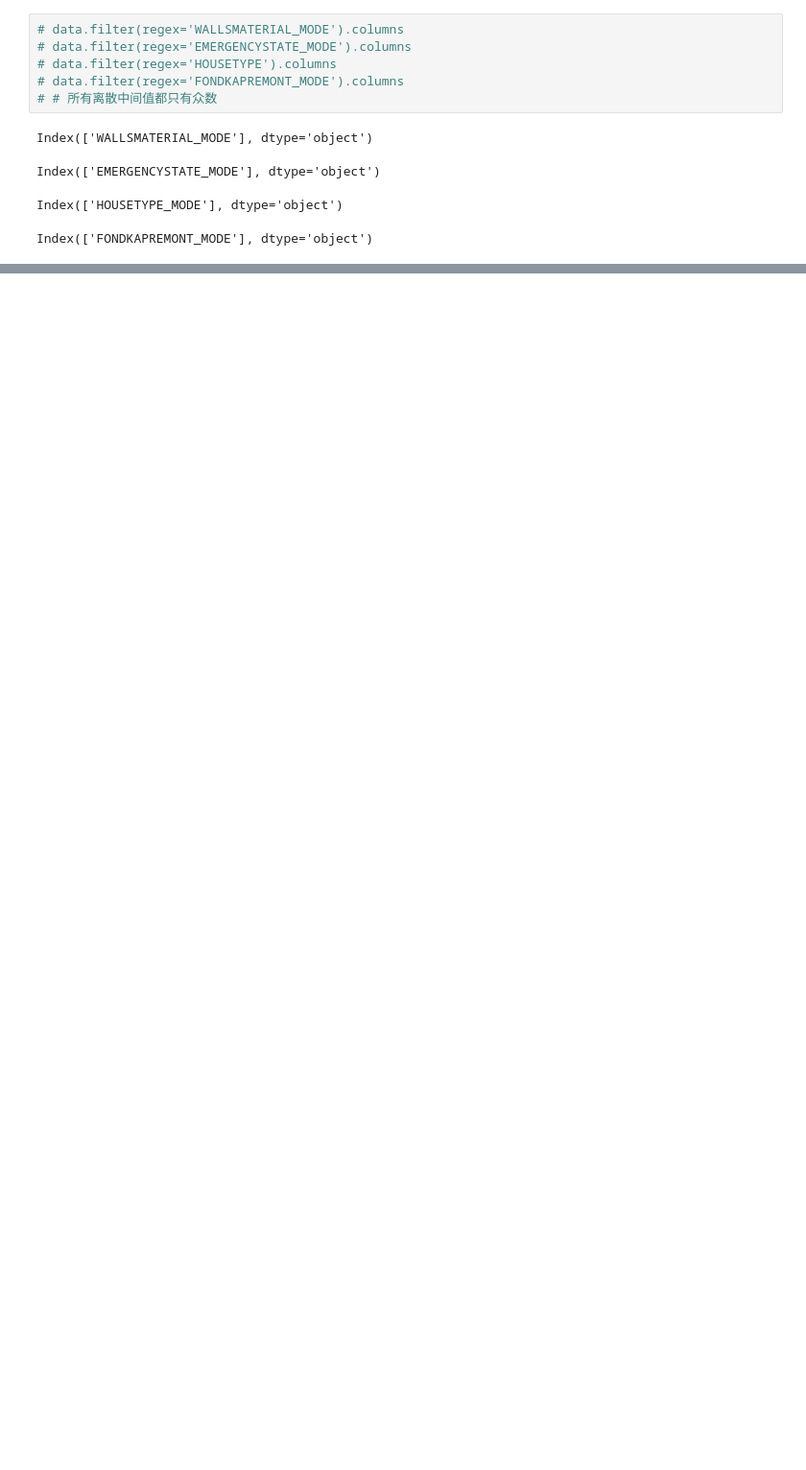
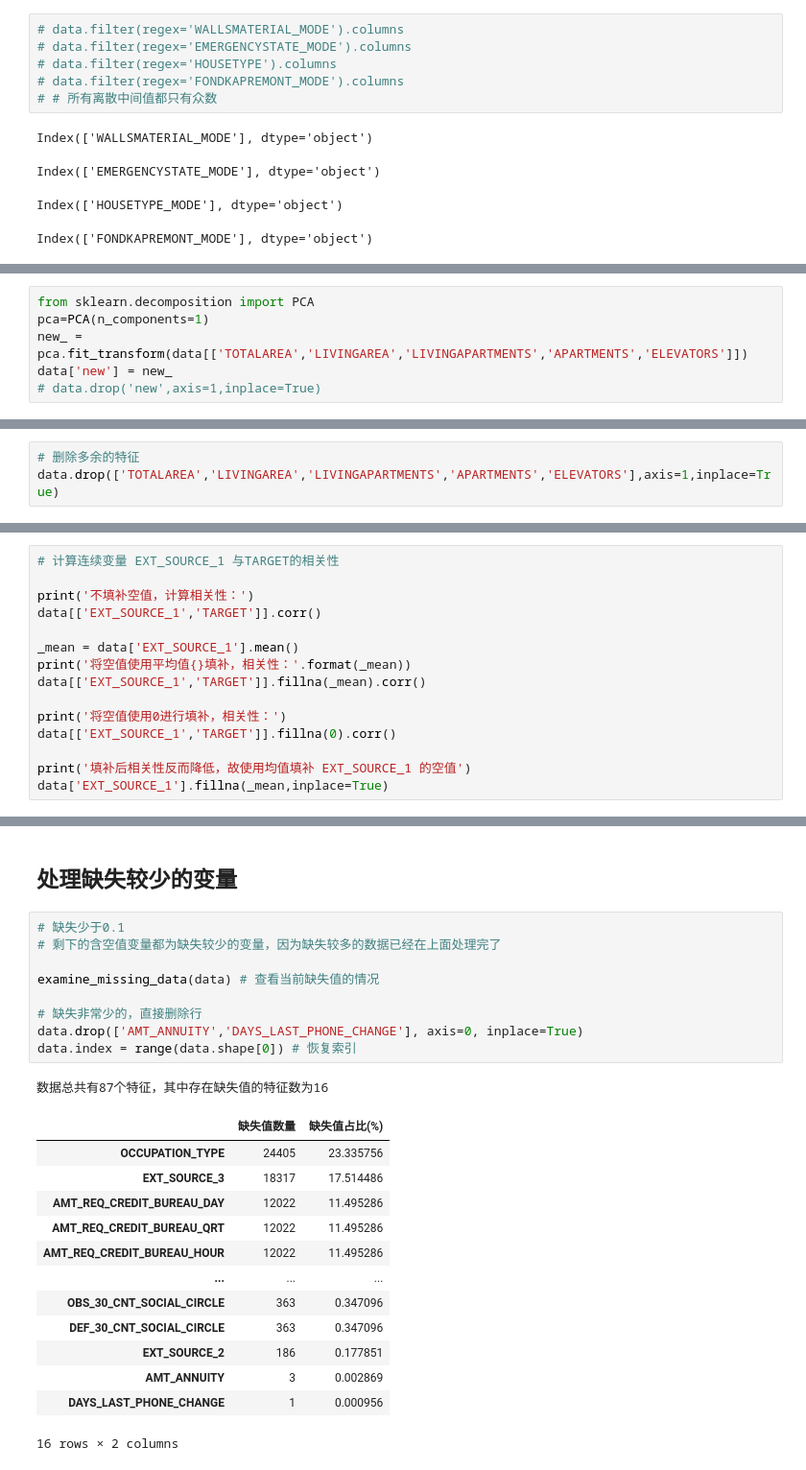
Before and after one commit to DGTBG/biye, a Jupyter notebook: HomeCredit_clean.ipynb, the cells around one changed output, grey strips where cells are left out. Shown at 96% size. Drawn from its saved outputs; the diff is of its cells as text; blank space fills up the shorter version.

```diff
--- a/HomeCredit_clean.ipynb
+++ b/HomeCredit_clean.ipynb
@@ -626,0 +353,6 @@ Index(['TARGET', 'NAME_CONTRACT_TYPE', 'CODE_GENDER', 'FLAG_OWN_CAR',
+# %%
+from sklearn.decomposition import PCA
+pca=PCA(n_components=1)
+new_ = pca.fit_transform(data[['TOTALAREA','LIVINGAREA','LIVINGAPARTMENTS','APARTMENTS','ELEVATORS']])
+data['new'] = new_
+# data.drop('new',axis=1,inplace=True)
@@ -626,0 +366,3 @@ Index(['TARGET', 'NAME_CONTRACT_TYPE', 'CODE_GENDER', 'FLAG_OWN_CAR',
+# %%
+# 删除多余的特征
+data.drop(['TOTALAREA','LIVINGAREA','LIVINGAPARTMENTS','APARTMENTS','ELEVATORS'],axis=1,inplace=True)
@@ -626,0 +375,15 @@ Index(['TARGET', 'NAME_CONTRACT_TYPE', 'CODE_GENDER', 'FLAG_OWN_CAR',
+# %%
+# 计算连续变量 EXT_SOURCE_1 与TARGET的相关性
+
+print('不填补空值，计算相关性：')
+data[['EXT_SOURCE_1','TARGET']].corr()
+
+_mean = data['EXT_SOURCE_1'].mean()
+print('将空值使用平均值{}填补，相关性：'.format(_mean))
+data[['EXT_SOURCE_1','TARGET']].fillna(_mean).corr()
+
+print('将空值使用0进行填补，相关性：')
+data[['EXT_SOURCE_1','TARGET']].fillna(0).corr()
+
+print('填补后相关性反而降低，故使用均值填补 EXT_SOURCE_1 的空值')
+data['EXT_SOURCE_1'].fillna(_mean,inplace=True)
@@ -626,0 +431,26 @@ Index(['TARGET', 'NAME_CONTRACT_TYPE', 'CODE_GENDER', 'FLAG_OWN_CAR',
+# %% [markdown]
+## 处理缺失较少的变量
+# %%
+# 缺失少于0.1
+# 剩下的含空值变量都为缺失较少的变量，因为缺失较多的数据已经在上面处理完了
+
+examine_missing_data(data) # 查看当前缺失值的情况
+
+# 缺失非常少的，直接删除行
+data.drop(['AMT_ANNUITY','DAYS_LAST_PHONE_CHANGE'], axis=0, inplace=True)
+data.index = range(data.shape[0]) # 恢复索引
+# %% [output]
+数据总共有87个特征，其中存在缺失值的特征数为16
+|  | 缺失值数量 | 缺失值占比(%) |
+| OCCUPATION_TYPE | 24405 | 23.335756 |
+| EXT_SOURCE_3 | 18317 | 17.514486 |
+| AMT_REQ_CREDIT_BUREAU_DAY | 12022 | 11.495286 |
+| AMT_REQ_CREDIT_BUREAU_QRT | 12022 | 11.495286 |
+| AMT_REQ_CREDIT_BUREAU_HOUR | 12022 | 11.495286 |
+| ... | ... | ... |
+| OBS_30_CNT_SOCIAL_CIRCLE | 363 | 0.347096 |
+| DEF_30_CNT_SOCIAL_CIRCLE | 363 | 0.347096 |
+| EXT_SOURCE_2 | 186 | 0.177851 |
+| AMT_ANNUITY | 3 | 0.002869 |
+| DAYS_LAST_PHONE_CHANGE | 1 | 0.000956 |
+16 rows × 2 columns
```
Also changed, not shown: parts of 45 cells of this notebook.
